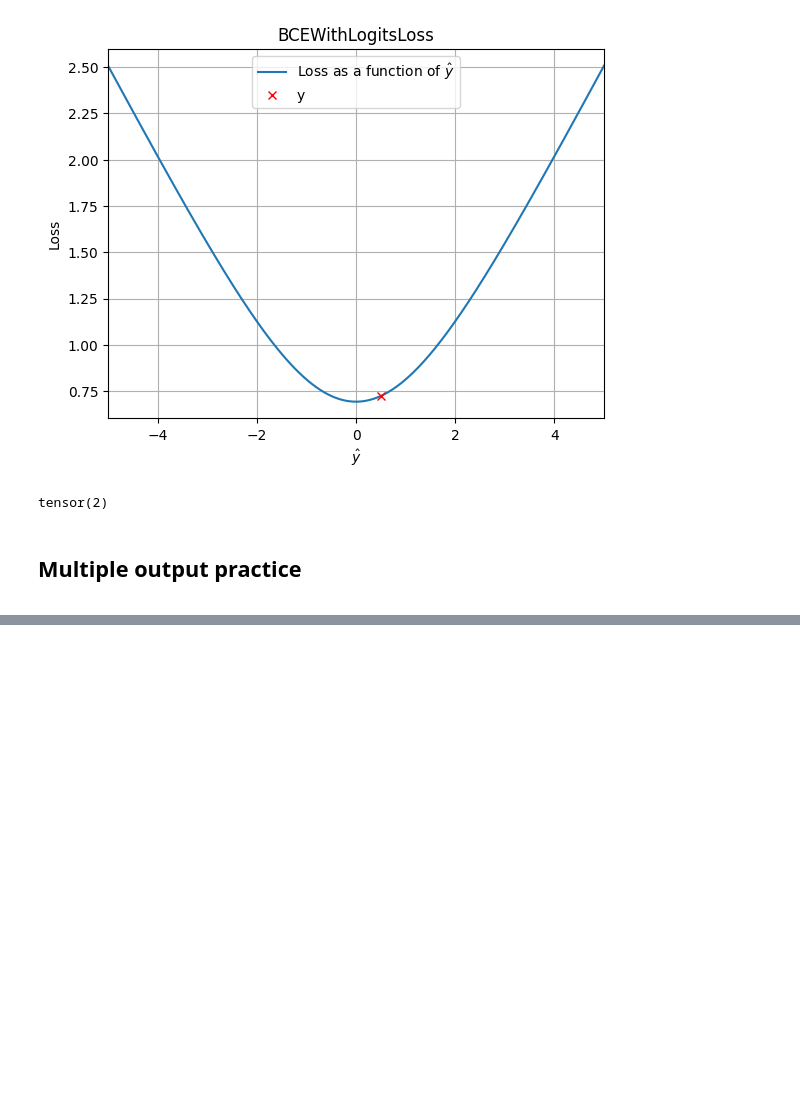
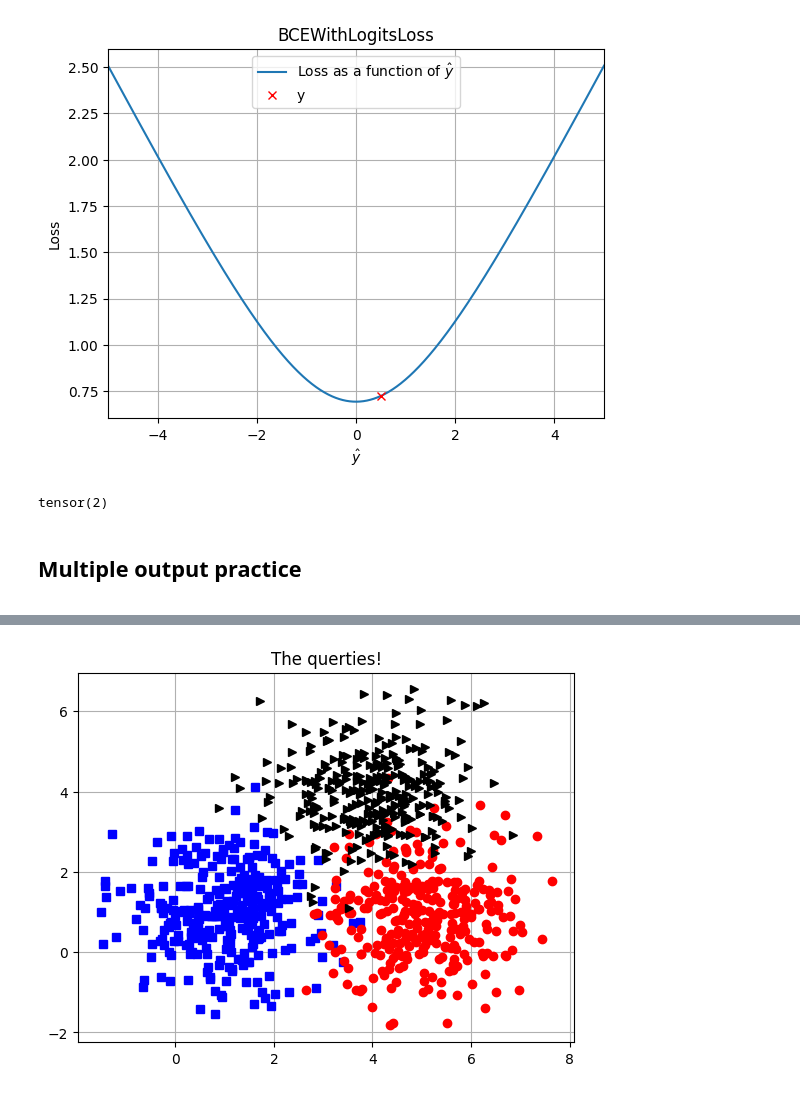
Before and after one commit to szalai-istvan/ai, a Jupyter notebook: deep-understanding-of-deep-learning/06-metaparameters/06-metaparameters.ipynb, the cells around one changed output, grey strips where cells are left out. Saved outputs shown, nothing was run; the diff lists cells and outputs as text; code cells hidden in the pictures; blank space fills up the shorter version.

```diff
--- a/deep-understanding-of-deep-learning/06-metaparameters/06-metaparameters.ipynb
+++ b/deep-understanding-of-deep-learning/06-metaparameters/06-metaparameters.ipynb
@@ -681,0 +694,33 @@ Starting training epoch 900
+# %%
+nPerClust = 300
+blur = 1
+
+A = [1, 1]
+B = [5, 1]
+C = [4, 4]
+
+a = [A[0] + np.random.randn(nPerClust)*blur, A[1] + np.random.randn(nPerClust)*blur]
+b = [B[0] + np.random.randn(nPerClust)*blur, B[1] + np.random.randn(nPerClust)*blur]
+c = [C[0] + np.random.randn(nPerClust)*blur, C[1] + np.random.randn(nPerClust)*blur]
+
+labelsNp = np.hstack((np.zeros(nPerClust), np.ones(nPerClust), 2*np.ones(nPerClust)))
+
+data = torch.tensor(np.hstack((a, b, c)).T).float()
+labels = torch.tensor(labelsNp).long()
+
+trainData, testData, trainLabels, testLabels = train_test_split(data, labels, test_size=0.25)
+
+trainData = TensorDataset(trainData, trainLabels)
+testData = TensorDataset(testData, testLabels)
+
+trainLoader = DataLoader(trainData, shuffle=True, batch_size=16, drop_last=True)
+testLoader = DataLoader(testData, batch_size=testData.tensors[0].shape[0])
+
+plt.plot(data[np.where(labels == 0)][:,0], data[np.where(labels == 0)][:,1], 'bs')
+plt.plot(data[np.where(labels == 1)][:,0], data[np.where(labels == 1)][:,1], 'ro')
+plt.plot(data[np.where(labels == 2)][:,0], data[np.where(labels == 2)][:,1], 'k>')
+plt.grid()
+plt.title('The querties!')
+plt.show()
+# %% [output]
+[figure, added]
```
Also changed, not shown: parts of 14 cells of this notebook.
